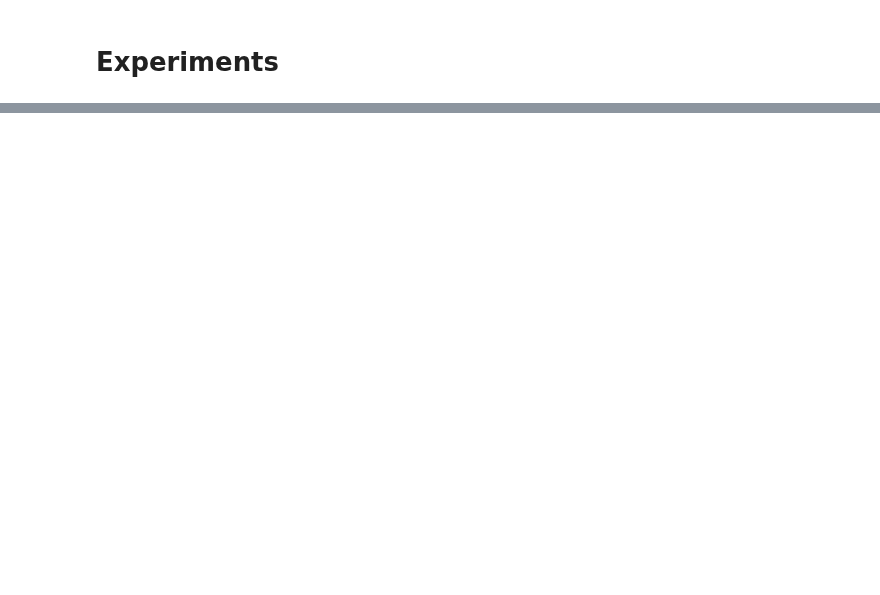
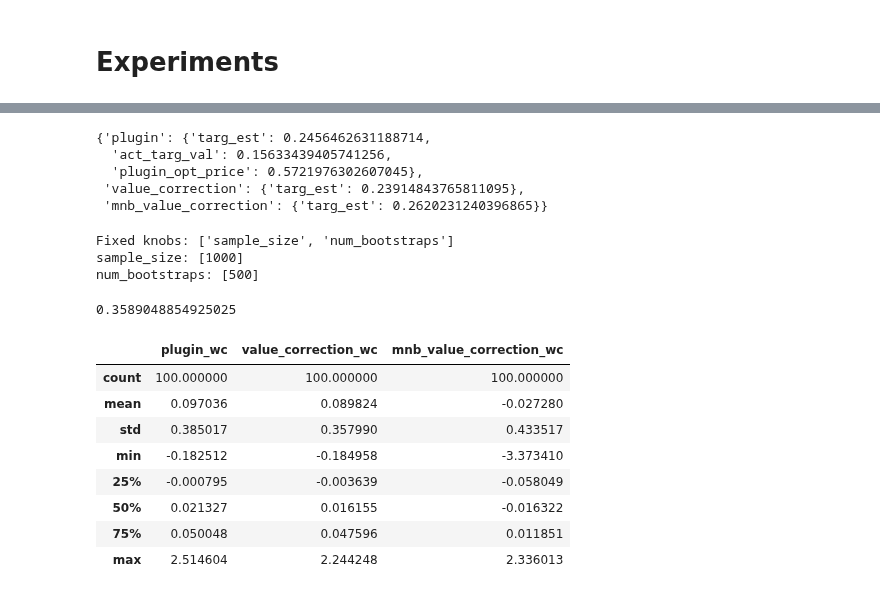
Before and after one commit to iamsikun/winners-curse, a Jupyter notebook: notebooks/price-targeting.ipynb, the cells around one changed output, grey strips where cells are left out. Saved outputs shown, nothing was run; the diff lists cells and outputs as text; code cells hidden in the pictures; blank space fills up the shorter version.

```diff
--- a/notebooks/price-targeting.ipynb
+++ b/notebooks/price-targeting.ipynb
@@ -335,0 +202,55 @@ TypeError: generate_training_data() missing 3 required positional arguments: 'pr
+# %%
+dgp = PersonalizedPricingDGP(**dgp_params)
+
+# generate training data
+cov_arr, price_arr, outcome_arr = dgp.generate_training_data(sample_size=train_size)
+
+# run a single experiment
+result_dict = single_pricing_experiment(
+    dgp=dgp,
+    train_covariates=cov_arr, train_prices=price_arr, train_outcomes=outcome_arr,
+    estimators_dict=estimators_dict,
+    customer_to_target=dgp.sample_individuals(sample_size=1)
+)
+
+result_dict
+# %% [output]
+{'plugin': {'targ_est': 0.2456462631188714,
+  'act_targ_val': 0.15633439405741256,
+  'plugin_opt_price': 0.5721976302607045},
+ 'value_correction': {'targ_est': 0.23914843765811095},
+ 'mnb_value_correction': {'targ_est': 0.2620231240396865}}
+# %%
+results_df = grid_pricing_experiment(
+    sample_sizes=[1000],
+    num_bootstraps=[500],
+    dgp_params=dgp_params,
+    estimators_dict=estimators_dict,
+    num_training_samples=10,
+    num_test_customers_per_train_sample=10,
+    verbose=True,
+    save_dir=None
+)
+# %% [output]
+Fixed knobs: ['sample_size', 'num_bootstraps']
+sample_size: [1000]
+num_bootstraps: [500]
+# %%
+results_df['act_plugin_val'].mean()
+# %% [output]
+0.3589048854925025
+# %%
+for estimator in estimators_dict.keys():
+    results_df[f'{estimator}_wc'] = results_df[f'{estimator}_est'] - results_df[f'act_plugin_val']
+# %%
+results_df[[col for col in results_df if col.endswith('wc')]].describe()
+# %% [output]
+|  | plugin_wc | value_correction_wc | mnb_value_correction_wc |
+| count | 100.000000 | 100.000000 | 100.000000 |
+| mean | 0.097036 | 0.089824 | -0.027280 |
+| std | 0.385017 | 0.357990 | 0.433517 |
+| min | -0.182512 | -0.184958 | -3.373410 |
+| 25% | -0.000795 | -0.003639 | -0.058049 |
+| 50% | 0.021327 | 0.016155 | -0.016322 |
+| 75% | 0.050048 | 0.047596 | 0.011851 |
+| max | 2.514604 | 2.244248 | 2.336013 |
```
Also changed, not shown: parts of 13 cells of this notebook, 6 other files.
